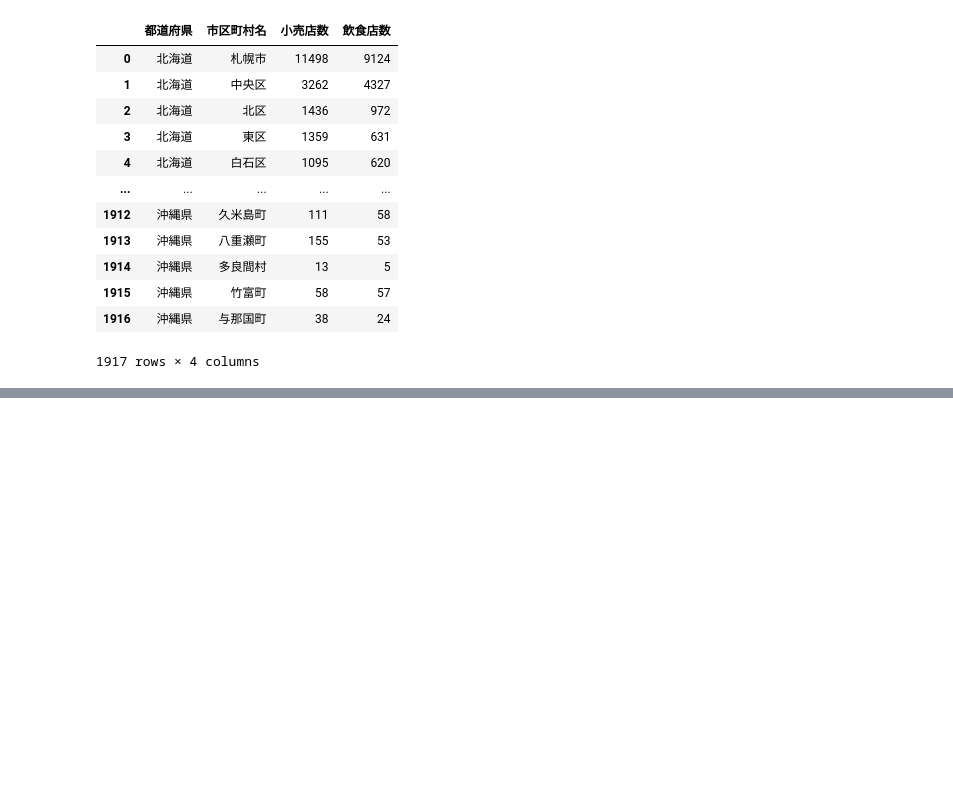
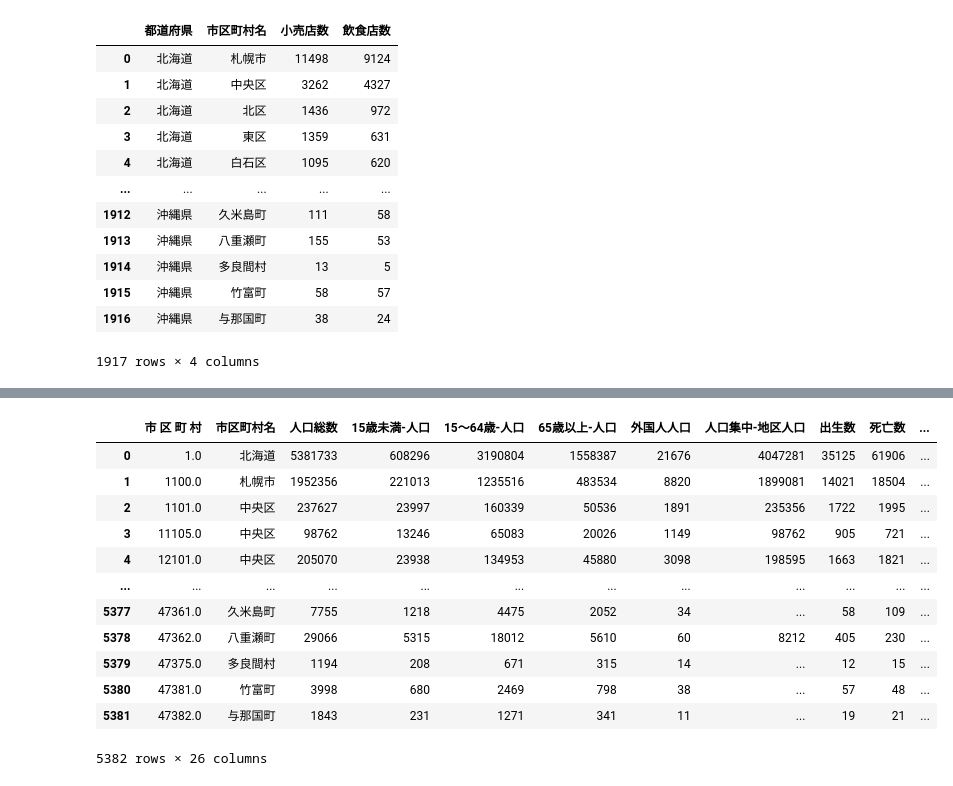
Before and after one commit to Yokohide0317/Python-R-Class, a Jupyter notebook: okinawa-wifi/01_make_dataset.ipynb, the cells around one changed output, grey strips where cells are left out. Drawn from its saved outputs; the diff is of its cells as text; code cells hidden in the pictures; blank space fills up the shorter version.

```diff
--- a/okinawa-wifi/01_make_dataset.ipynb
+++ b/okinawa-wifi/01_make_dataset.ipynb
@@ -225,3 +225,23 @@ custom_store
 1917 rows × 4 columns
 # %%
 custom_store.to_excel("./custom-data/store/custom_2018-h.xlsx", index=False)
+# %%
+osaka_wifi = pd.read_csv("./custom-data/wifi/270008_public_wireless_lan_20230228.csv")
+
+
+custom_osaka_wifi = osaka_wifi.copy()
+
+import re
+def get_city(_place: str):
+    _place = _place.strip()
+
+    found = re.match(r"^大阪府.*?[市町村]", _place).group(0)
+    found = found.replace("大阪府", "").replace(" ", "").replace("　", "")
+
+    if "郡" in found:
+        found = found.split("郡")[1]
+    return found
+
+custom_osaka_wifi["市区町村名"] = custom_osaka_wifi["住所"].apply(get_city)
+custom_osaka_wifi = custom_osaka_wifi[["都道府県名", "市区町村名", "名称", "住所"]]
+custom_osaka_wifi
@@ -227,0 +285,16 @@ custom_store.to_excel("./custom-data/store/custom_2018-h.xlsx", index=False)
+# %%
+population.merge(custom_osaka_wifi, left_on="市区町村名", right_on="市区町村名", how="outer")
+# %% [output]
+|  | 市 区 町 村 | 市区町村名 | 人口総数 | 15歳未満-人口 | 15～64歳-人口 | 65歳以上-人口 | 外国人人口 | 人口集中-地区人口 | 出生数 | 死亡数 | ... |
+| 0 | 1.0 | 北海道 | 5381733 | 608296 | 3190804 | 1558387 | 21676 | 4047281 | 35125 | 61906 | ... |
+| 1 | 1100.0 | 札幌市 | 1952356 | 221013 | 1235516 | 483534 | 8820 | 1899081 | 14021 | 18504 | ... |
+| 2 | 1101.0 | 中央区 | 237627 | 23997 | 160339 | 50536 | 1891 | 235356 | 1722 | 1995 | ... |
+| 3 | 11105.0 | 中央区 | 98762 | 13246 | 65083 | 20026 | 1149 | 98762 | 905 | 721 | ... |
+| 4 | 12101.0 | 中央区 | 205070 | 23938 | 134953 | 45880 | 3098 | 198595 | 1663 | 1821 | ... |
+| ... | ... | ... | ... | ... | ... | ... | ... | ... | ... | ... | ... |
+| 5377 | 47361.0 | 久米島町 | 7755 | 1218 | 4475 | 2052 | 34 | ... | 58 | 109 | ... |
+| 5378 | 47362.0 | 八重瀬町 | 29066 | 5315 | 18012 | 5610 | 60 | 8212 | 405 | 230 | ... |
+| 5379 | 47375.0 | 多良間村 | 1194 | 208 | 671 | 315 | 14 | ... | 12 | 15 | ... |
+| 5380 | 47381.0 | 竹富町 | 3998 | 680 | 2469 | 798 | 38 | ... | 57 | 48 | ... |
+| 5381 | 47382.0 | 与那国町 | 1843 | 231 | 1271 | 341 | 11 | ... | 19 | 21 | ... |
+5382 rows × 26 columns
```
Also changed, not shown: parts of 8 cells of this notebook, 9 other files.
